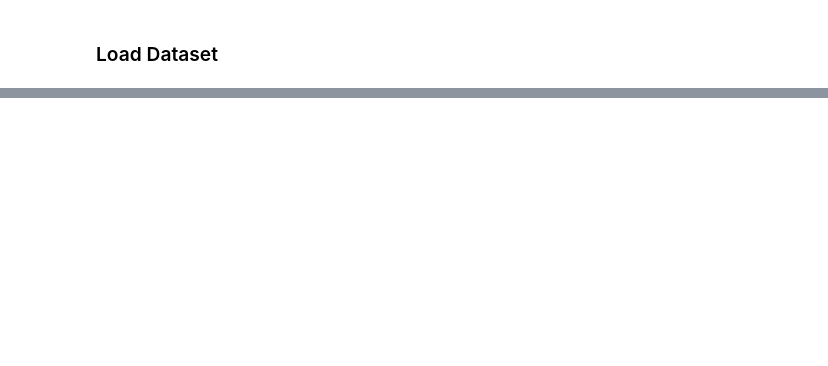
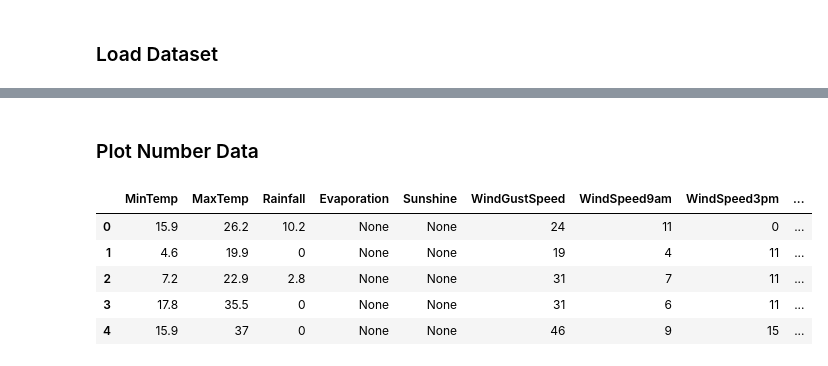
Before and after one commit to stevenlimcorn/australian-weather-prediction, a Jupyter notebook: nbs/Weather Prediction Analysis.ipynb, the cells around one changed output, grey strips where cells are left out. Drawn from its saved outputs; the diff is of its cells as text; code cells hidden in the pictures; blank space fills up the shorter version.

```diff
--- a/nbs/Weather Prediction Analysis.ipynb
+++ b/nbs/Weather Prediction Analysis.ipynb
@@ -59,0 +140,2 @@ df_train = spark.read.format("csv").option("header", "true").load(train_path)
+# %% [markdown]
+### Plot Number Data
@@ -59,0 +144,9 @@ df_train = spark.read.format("csv").option("header", "true").load(train_path)
+# %%
+int_df.limit(5).toPandas()
+# %% [output]
+|  | MinTemp | MaxTemp | Rainfall | Evaporation | Sunshine | WindGustSpeed | WindSpeed9am | WindSpeed3pm | ... |
+| 0 | 15.9 | 26.2 | 10.2 | None | None | 24 | 11 | 0 | ... |
+| 1 | 4.6 | 19.9 | 0 | None | None | 19 | 4 | 11 | ... |
+| 2 | 7.2 | 22.9 | 2.8 | None | None | 31 | 7 | 11 | ... |
+| 3 | 17.8 | 35.5 | 0 | None | None | 31 | 6 | 11 | ... |
+| 4 | 15.9 | 37 | 0 | None | None | 46 | 9 | 15 | ... |
```
Also changed, not shown: parts of 32 cells of this notebook, 2 other files.
